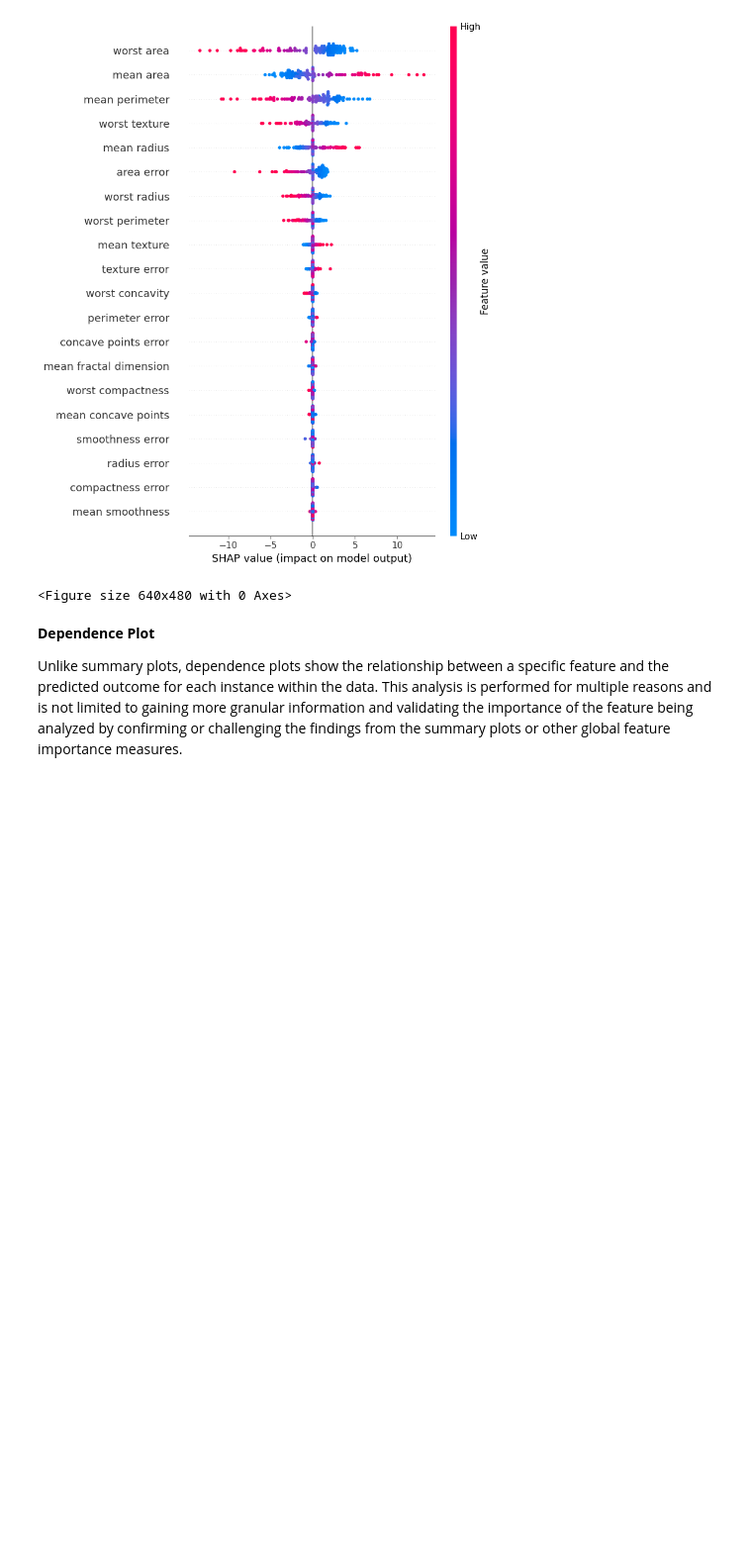
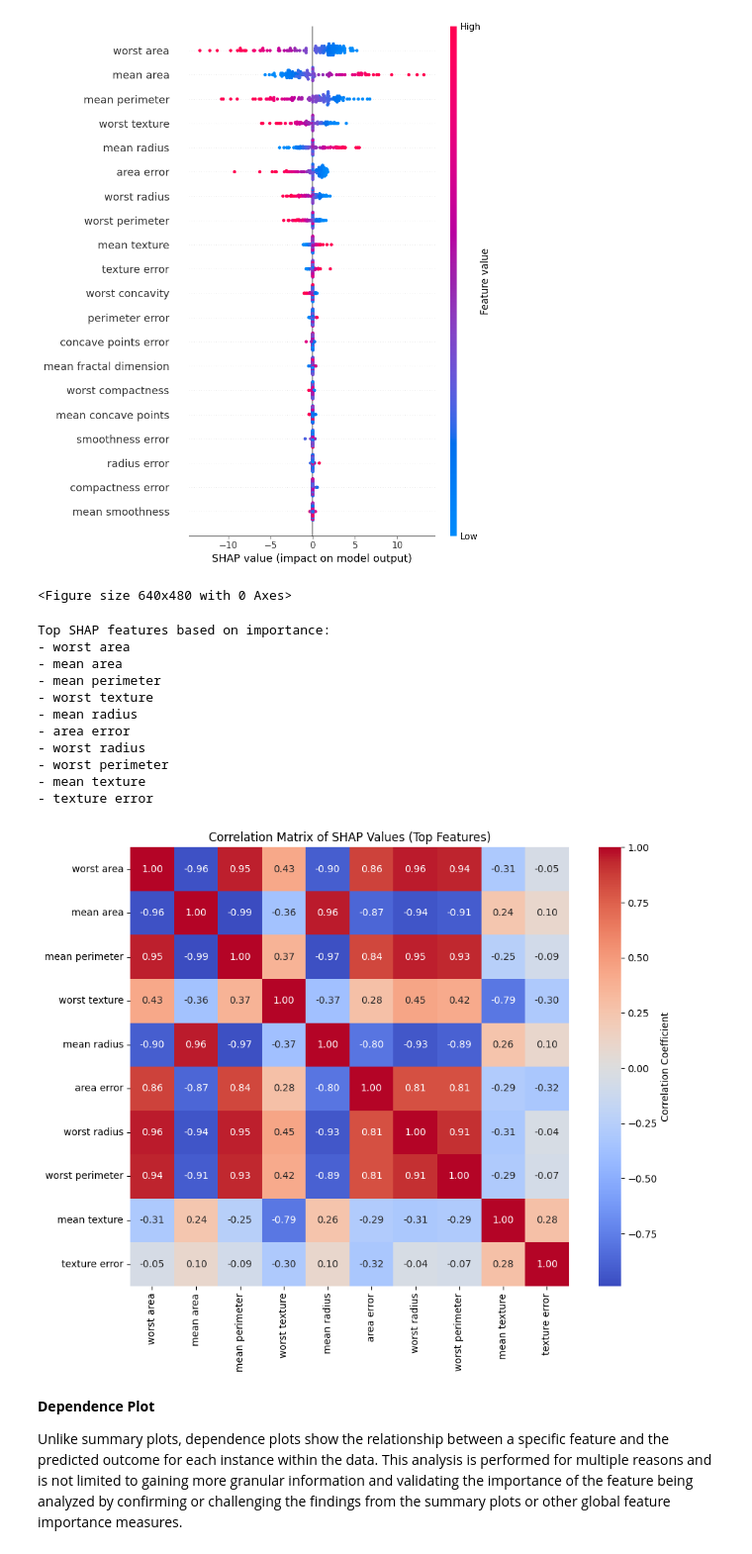
Before and after one commit to asheta66/Data-Mining-2, a Jupyter notebook: SVM.ipynb, the cells around one changed output. Shown at 99% size. Saved outputs shown, nothing was run; the diff lists cells and outputs as text; code cells hidden in the pictures; blank space fills up the shorter version.

```diff
--- a/SVM.ipynb
+++ b/SVM.ipynb
@@ -179,6 +240,53 @@ plt.show()
 # %% [output]
 [figure]
 <Figure size 640x480 with 0 Axes>
+# %%
+import pandas as pd
+import seaborn as sns
+import matplotlib.pyplot as plt
+
+# Convert SHAP values to DataFrame
+shap_df = pd.DataFrame(shap_values, columns=X_test.columns)
+
+# Compute mean absolute SHAP value for each feature
+mean_abs_shap = shap_df.abs().mean().sort_values(ascending=False)
+
+# Select top N features (e.g., top 10)
+top_n = 10
+top_features = mean_abs_shap.head(top_n).index.tolist()
+
+# Print top feature names
+print("Top SHAP features based on importance:")
+for feature in top_features:
+    print(f"- {feature}")
+
+# Extract SHAP values for top features
+top_shap_df = shap_df[top_features]
+
+# Compute correlation matrix
+correlation_matrix = top_shap_df.corr()
+
+# Plot heatmap as a correlation matrix with values
+plt.figure(figsize=(10, 8))
+sns.heatmap(correlation_matrix, annot=True, fmt=".2f", cmap="coolwarm", square=True,
+            cbar_kws={"label": "Correlation Coefficient"})
+plt.title("Correlation Matrix of SHAP Values (Top Features)")
+plt.tight_layout()
+plt.savefig("SHAP_correlation_matrix_top_features.png", dpi=300)
+plt.show()
+# %% [output]
+Top SHAP features based on importance:
+- worst area
+- mean area
+- mean perimeter
+- worst texture
+- mean radius
+- area error
+- worst radius
+- worst perimeter
+- mean texture
+- texture error
+[figure, added]
 # %% [markdown]
 **Dependence Plot**
 
```
Also changed, not shown: parts of 3 cells of this notebook.
